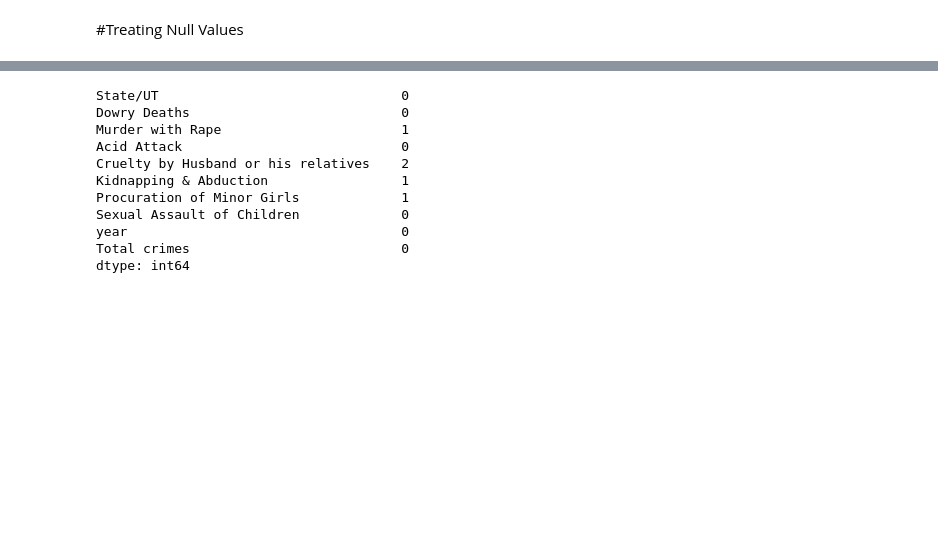
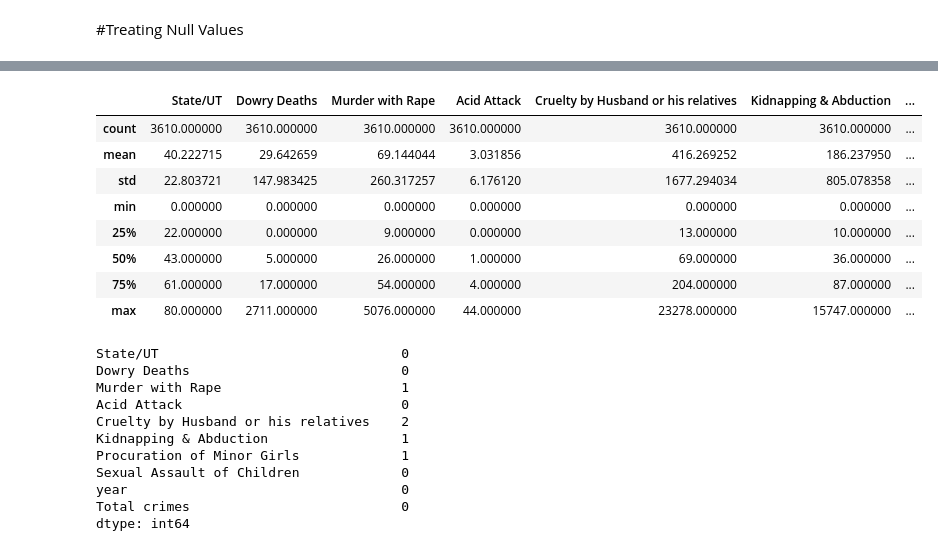
Before and after one commit to SoumyaBabu99/ML-Final, a Jupyter notebook: crime_against_women_(Final)sample.ipynb, the cells around one changed output, grey strips where cells are left out. Cells and saved outputs as stored; diff of their text form; code cells hidden in the pictures; blank space fills up the shorter version.

```diff
--- a/crime_against_women_(Final)sample.ipynb
+++ b/crime_against_women_(Final)sample.ipynb
@@ -73,3 +94,15 @@ memory usage: 282.2+ KB
+# %%
+ds.describe()
+# %% [output]
+|  | State/UT | Dowry Deaths | Murder with Rape | Acid Attack | Cruelty by Husband or his relatives | Kidnapping & Abduction | ... |
+| count | 3610.000000 | 3610.000000 | 3610.000000 | 3610.000000 | 3610.000000 | 3610.000000 | ... |
+| mean | 40.222715 | 29.642659 | 69.144044 | 3.031856 | 416.269252 | 186.237950 | ... |
+| std | 22.803721 | 147.983425 | 260.317257 | 6.176120 | 1677.294034 | 805.078358 | ... |
+| min | 0.000000 | 0.000000 | 0.000000 | 0.000000 | 0.000000 | 0.000000 | ... |
+| 25% | 22.000000 | 0.000000 | 9.000000 | 0.000000 | 13.000000 | 10.000000 | ... |
+| 50% | 43.000000 | 5.000000 | 26.000000 | 1.000000 | 69.000000 | 36.000000 | ... |
+| 75% | 61.000000 | 17.000000 | 54.000000 | 4.000000 | 204.000000 | 87.000000 | ... |
+| max | 80.000000 | 2711.000000 | 5076.000000 | 44.000000 | 23278.000000 | 15747.000000 | ... |
 # %%
 ds.isnull().sum()
 # %% [output]
```
Also changed, not shown: parts of 10 cells of this notebook, 1 other file.
